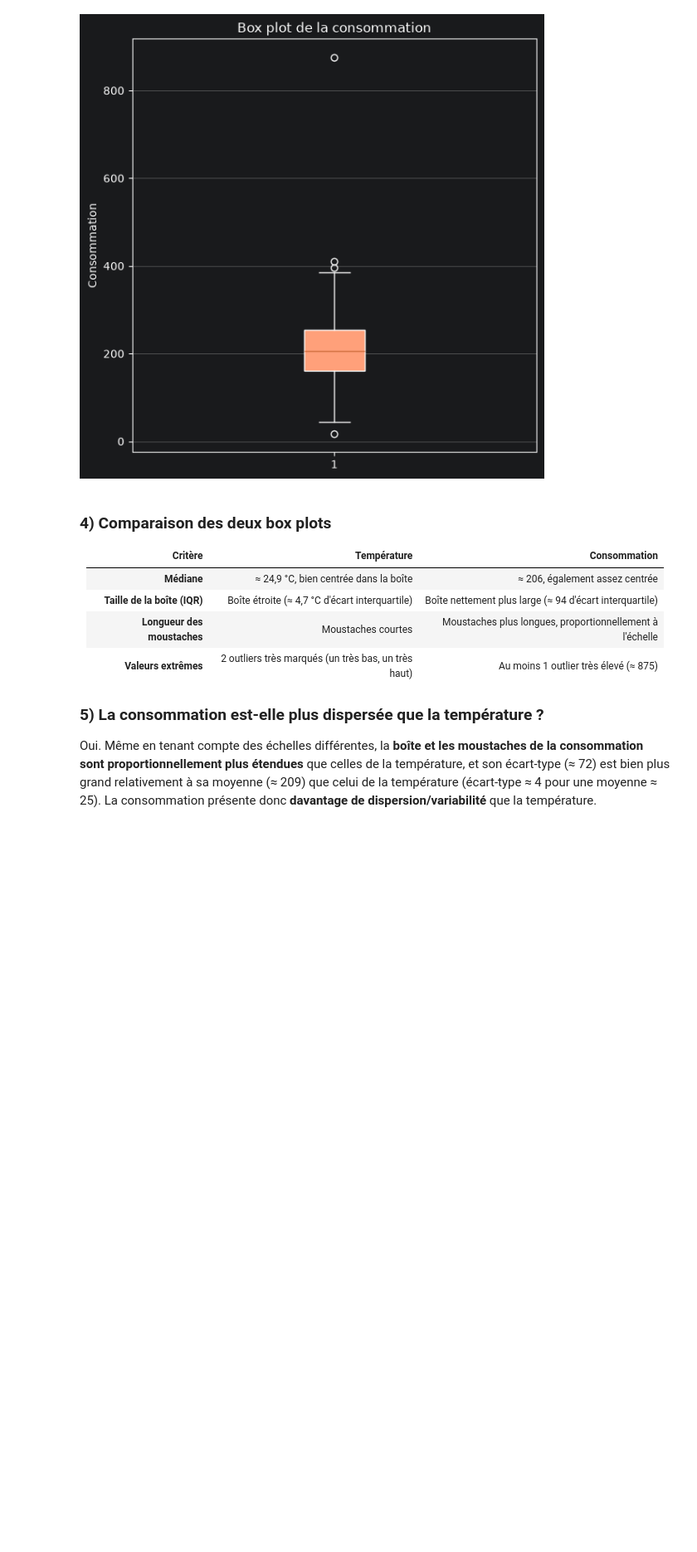
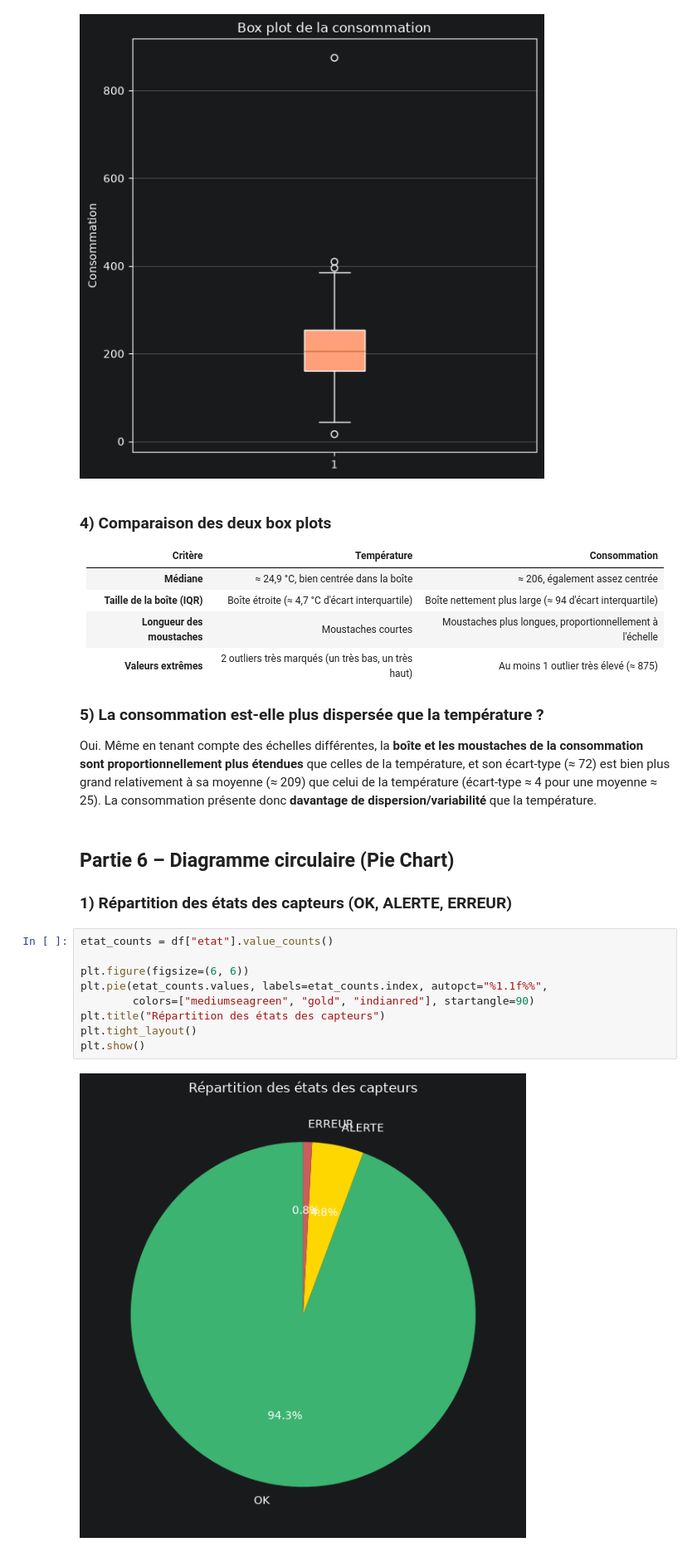
Before and after one commit to massamba0809/atelier_matplotlib_iot, a Jupyter notebook: notebooks/atelier_matplotlib_iot.ipynb, the cells around one changed output. Shown at 83% size. Drawn from its saved outputs; the diff is of its cells as text; blank space fills up the shorter version.

Commit message:
Partie 6 : pie chart répartition des états capteurs

```diff
--- a/notebooks/atelier_matplotlib_iot.ipynb
+++ b/notebooks/atelier_matplotlib_iot.ipynb
@@ -278,3 +278,18 @@ sont proportionnellement plus étendues** que celles de la température, et son
 bien plus grand relativement à sa moyenne (≈ 209) que celui de la température (écart-type ≈ 4 pour une
 moyenne ≈ 25). La consommation présente donc **davantage de dispersion/variabilité** que la
 température.
+# %% [markdown]
+## Partie 6 – Diagramme circulaire (Pie Chart)
+
+### 1) Répartition des états des capteurs (OK, ALERTE, ERREUR)
+# %%
+etat_counts = df["etat"].value_counts()
+
+plt.figure(figsize=(6, 6))
+plt.pie(etat_counts.values, labels=etat_counts.index, autopct="%1.1f%%",
+        colors=["mediumseagreen", "gold", "indianred"], startangle=90)
+plt.title("Répartition des états des capteurs")
+plt.tight_layout()
+plt.show()
+# %% [output]
+[figure, added]
```
Also changed, not shown: parts of 1 cell of this notebook.
